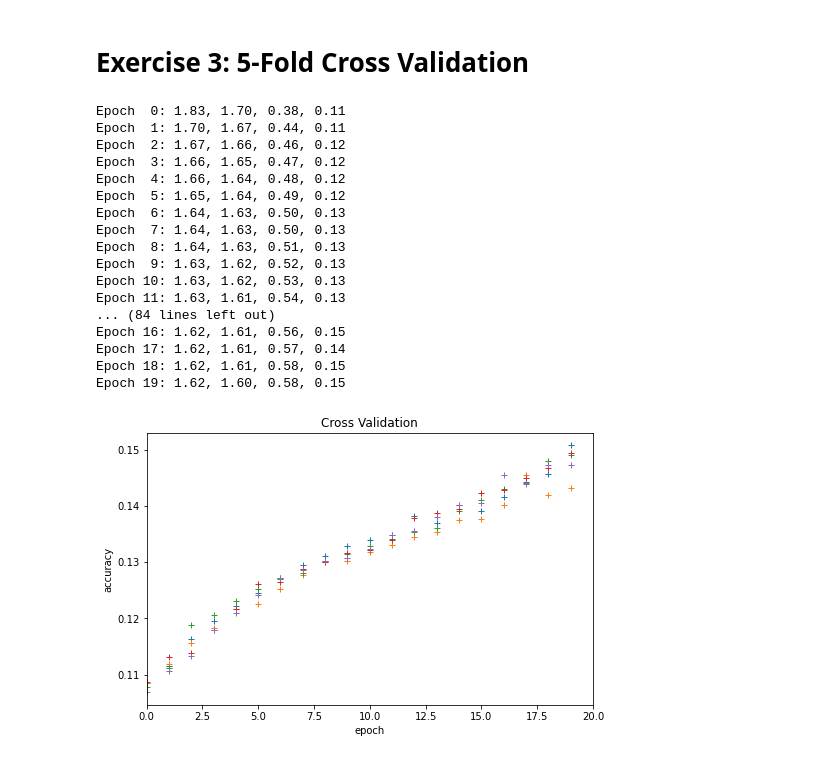
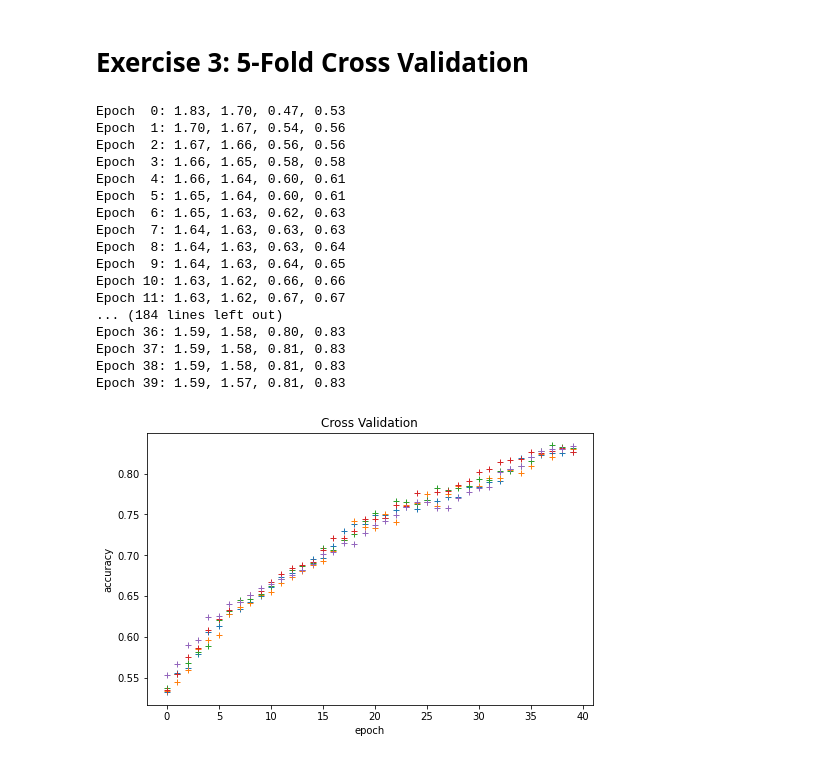
Before and after one commit to goodnic/MSE-TSM_DeLearn, a Jupyter notebook: Exercises/04/model_selection_FashionMNIST_stud_g16.ipynb, the cells around one changed output. Cells and saved outputs as stored; diff of their text form; code cells hidden in the pictures.

```diff
--- a/Exercises/04/model_selection_FashionMNIST_stud_g16.ipynb
+++ b/Exercises/04/model_selection_FashionMNIST_stud_g16.ipynb
@@ -83,12 +85,16 @@ def train_eval(model, lr, nepochs, nbatch, training_data, validation_data=None,
             return
         validation_loader = DataLoader(training_data, batch_size=nbatch, sampler=validation_sampler)
         training_loader = DataLoader(training_data, batch_size=nbatch, sampler=training_sampler)
+        validation_size = len(validation_sampler)
+        training_size = len(training_sampler)
     else:
         if training_sampler is not None or validation_sampler is not None:
             print("supply either validation data or samplers")
             return
         validation_loader = DataLoader(validation_data, batch_size=nbatch, shuffle=True)
         training_loader = DataLoader(training_data, batch_size=nbatch, shuffle=True)
+        validation_size = len(validation_loader.dataset)
+        training_size = len(training_loader.dataset)
 
     for epoch in range(nepochs):
         model.train()
@@ -102,7 +108,7 @@ def train_eval(model, lr, nepochs, nbatch, training_data, validation_data=None,
             cost.backward()
             optimizer.step()
         training_cost /= len(training_loader)
-        training_acc = correct / len(training_loader.dataset)
+        training_acc = correct / training_size
 
         model.eval()
         validation_cost, correct = 0.0, 0.0
@@ -112,7 +118,7 @@ def train_eval(model, lr, nepochs, nbatch, training_data, validation_data=None,
                 validation_cost += cost_ce(predictions, targets).item()
                 correct += (torch.argmax(predictions, dim=1) == targets).sum()
         validation_cost /= len(validation_loader)
-        validation_acc = correct / len(validation_loader.dataset)
+        validation_acc = correct / validation_size
 
         training_cost_hist.append(training_cost)
         training_acc_hist.append(training_acc)
@@ -231,6 +235,6 @@ plt.show()
 nbatch = 64
 nepochs = 40
 lr = 0.5
-model = get_model(complexity=300, drop_p_in=0.3, drop_p_hidden=0.3)
-res = train_eval(model, lr, nepochs, nbatch, training_data, validation_data)
+fav_model = get_model(complexity=300, drop_p_in=0.3, drop_p_hidden=0.3)
+res = train_eval(fav_model, lr, nepochs, nbatch, training_data, validation_data)
 # %% [output]
@@ -270,7 +274,7 @@ for i in range(1, cols * rows + 1):
     img, label = training_data[randint(len(training_data))]
     figure.add_subplot(rows, cols, i)
     plt.imshow(img.squeeze(), cmap="gray")
-    prediction = model(img).argmax()
-    plt.title(f"{training_data.dataset.classes[model(img).argmax()]} ({prediction == label})" )
+    prediction = fav_model(img).argmax()
+    plt.title(f"{training_data.dataset.classes[fav_model(img).argmax()]} ({prediction == label})" )
     plt.axis("off")
 # %% [output]
@@ -281,8 +285,10 @@ for i in range(1, cols * rows + 1):
 from sklearn.model_selection import KFold
 cross_val_training_data = datasets.mnist.FashionMNIST(root="data", train=True, download=True, transform=ToTensor())
 # %%
-nepochs = 20
-k = 5 # 10
+nbatch = 64
+nepochs = 40
+lr = 0.5
+k = 5
 kf = KFold(n_splits=k, shuffle=True)
 cross_val_acc_hists = []
 for train_idx, valid_idx in kf.split(cross_val_training_data):
@@ -291,31 +297,30 @@ for train_idx, valid_idx in kf.split(cross_val_training_data):
         model, lr, nepochs, nbatch, cross_val_training_data, training_sampler=train_idx, validation_sampler=valid_idx)
     cross_val_acc_hists.append(cross_val_acc_hist)
 # %% [output]
-Epoch  0: 1.83, 1.70, 0.38, 0.11
-Epoch  1: 1.70, 1.67, 0.44, 0.11
-Epoch  2: 1.67, 1.66, 0.46, 0.12
-Epoch  3: 1.66, 1.65, 0.47, 0.12
-Epoch  4: 1.66, 1.64, 0.48, 0.12
-Epoch  5: 1.65, 1.64, 0.49, 0.12
-Epoch  6: 1.64, 1.63, 0.50, 0.13
-Epoch  7: 1.64, 1.63, 0.50, 0.13
-Epoch  8: 1.64, 1.63, 0.51, 0.13
-Epoch  9: 1.63, 1.62, 0.52, 0.13
-Epoch 10: 1.63, 1.62, 0.53, 0.13
-Epoch 11: 1.63, 1.61, 0.54, 0.13
-... (84 lines left out)
-Epoch 16: 1.62, 1.61, 0.56, 0.15
-Epoch 17: 1.62, 1.61, 0.57, 0.14
-Epoch 18: 1.62, 1.61, 0.58, 0.15
-Epoch 19: 1.62, 1.60, 0.58, 0.15
+Epoch  0: 1.83, 1.70, 0.47, 0.53
+Epoch  1: 1.70, 1.67, 0.54, 0.56
+Epoch  2: 1.67, 1.66, 0.56, 0.56
+Epoch  3: 1.66, 1.65, 0.58, 0.58
+Epoch  4: 1.66, 1.64, 0.60, 0.61
+Epoch  5: 1.65, 1.64, 0.60, 0.61
+Epoch  6: 1.65, 1.63, 0.62, 0.63
+Epoch  7: 1.64, 1.63, 0.63, 0.63
+Epoch  8: 1.64, 1.63, 0.63, 0.64
+Epoch  9: 1.64, 1.63, 0.64, 0.65
+Epoch 10: 1.63, 1.62, 0.66, 0.66
+Epoch 11: 1.63, 1.62, 0.67, 0.67
+... (184 lines left out)
+Epoch 36: 1.59, 1.58, 0.80, 0.83
+Epoch 37: 1.59, 1.58, 0.81, 0.83
+Epoch 38: 1.59, 1.58, 0.81, 0.83
+Epoch 39: 1.59, 1.57, 0.81, 0.83
 # %%
 plt.figure()
 for i in range(k):
-    plt.plot(torch.arange(nepochs), cross_val_acc_hists[i], "+", color=f"C{i}")
+    plt.plot(torch.arange(nepochs), cross_val_acc_hists[i], "+")
 plt.xlabel("epoch")
 plt.ylabel("accuracy")
-plt.xlim(0, nepochs)
 plt.title("Cross Validation")
 plt.show()
 # %% [output]
-[figure, old version]
+[figure, new version]
```
Also changed, not shown: parts of 5 cells of this notebook, 1 other file.
